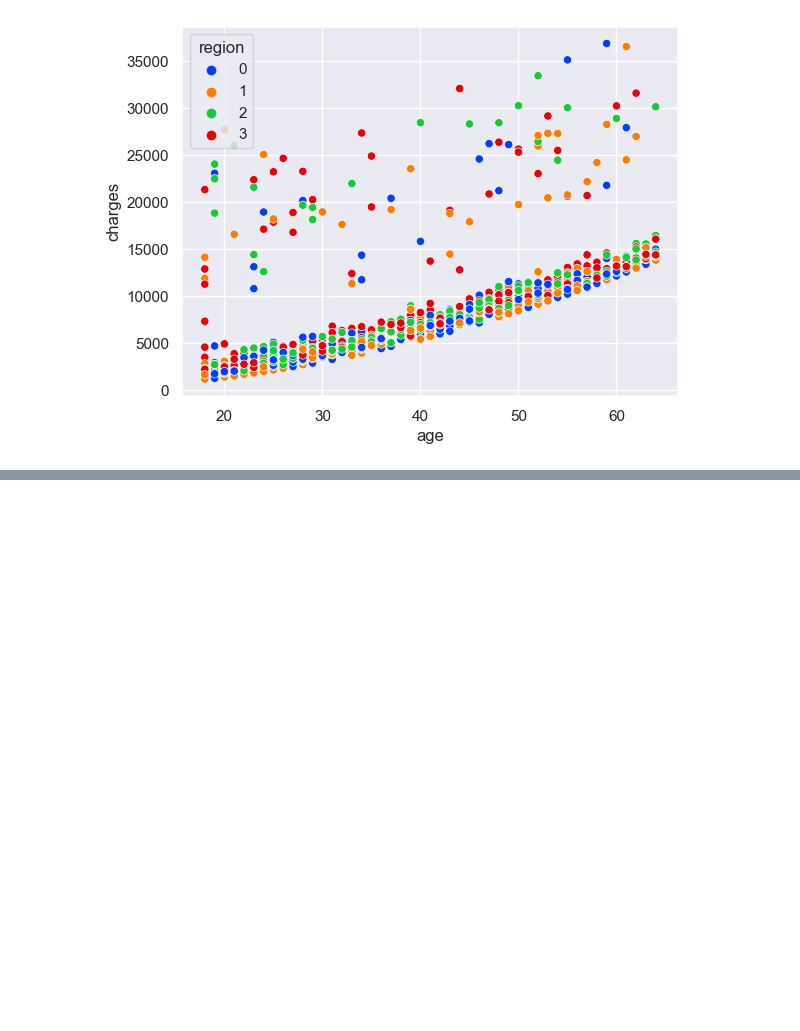
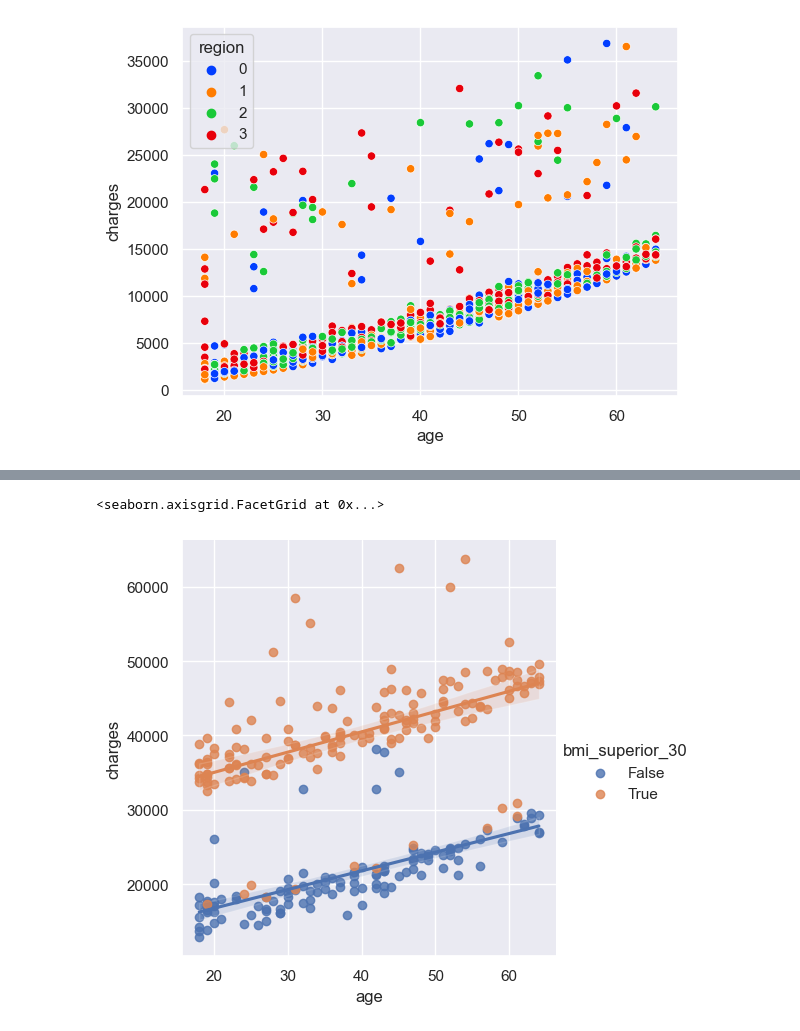
Before and after one commit to motm-1/medical_insurance, a Jupyter notebook: Analysis.ipynb, the cells around one changed output, grey strips where cells are left out. Drawn from its saved outputs; the diff is of its cells as text; code cells hidden in the pictures; blank space fills up the shorter version.

```diff
--- a/Analysis.ipynb
+++ b/Analysis.ipynb
@@ -230,3 +243,7 @@ sns.scatterplot(
 plt.show()
 # %% [output]
 [figure]
+# %%
+df = df.assign(bmi_superior_30 = df['bmi'] > 30)
+df = df.assign(age_superior_30 = df['age'] > 30)
+df
@@ -232,0 +264,10 @@ plt.show()
+# %%
+sns.lmplot(
+    data=df.where((df['smoker'] == 1)).dropna(),
+    x='age',
+    y='charges',
+    hue='bmi_superior_30'
+)
+# %% [output]
+<seaborn.axisgrid.FacetGrid at 0x...>
+[figure, added]
```
Also changed, not shown: parts of 8 cells of this notebook, 1 other file.
